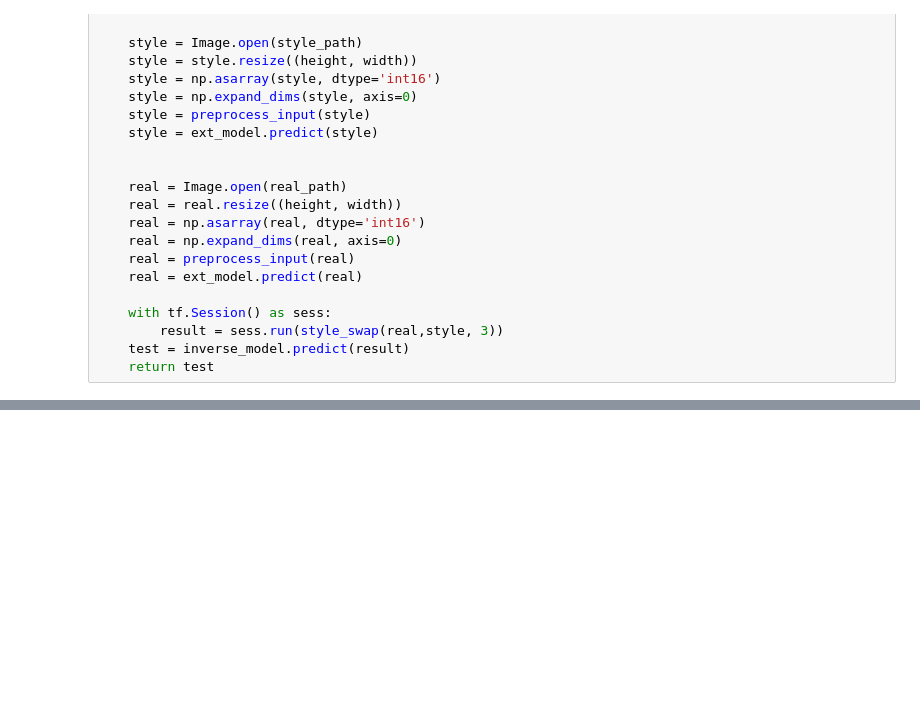
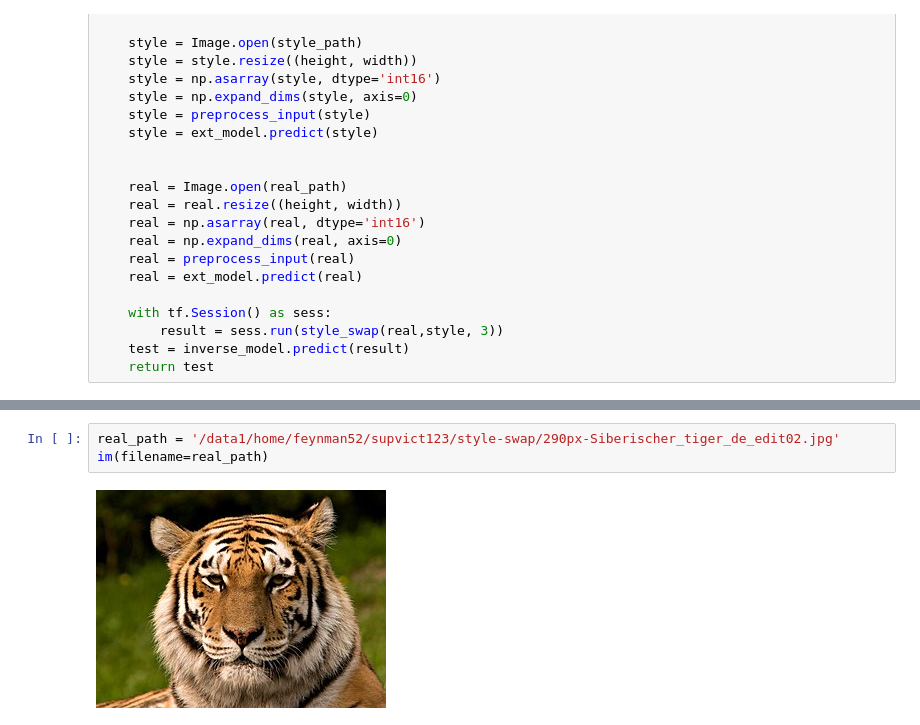
Before and after one commit to supvict123/style-swap, a Jupyter notebook: Style-Swap_Demo.ipynb, the cells around one changed output, grey strips where cells are left out. Drawn from its saved outputs; the diff is of its cells as text; blank space fills up the shorter version.

```diff
--- a/Style-Swap_Demo.ipynb
+++ b/Style-Swap_Demo.ipynb
@@ -86 +94,6 @@ def real_style_swap(real_path, style_path):
+# %%
+real_path = '/data1/home/feynman52/supvict123/style-swap/290px-Siberischer_tiger_de_edit02.jpg'
+im(filename=real_path)
+# %% [output]
+[figure, added]
 # %%
```
Also changed, not shown: parts of 3 cells of this notebook.
